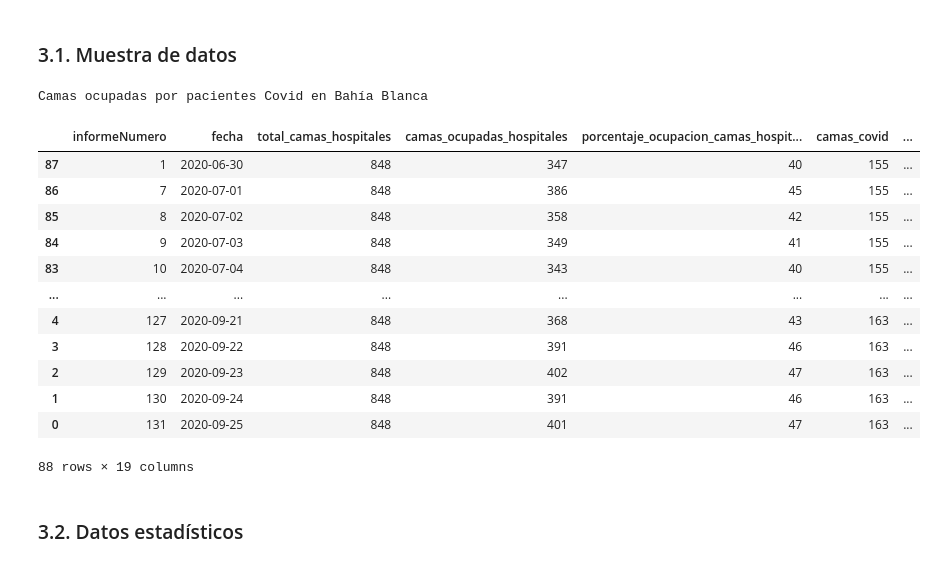
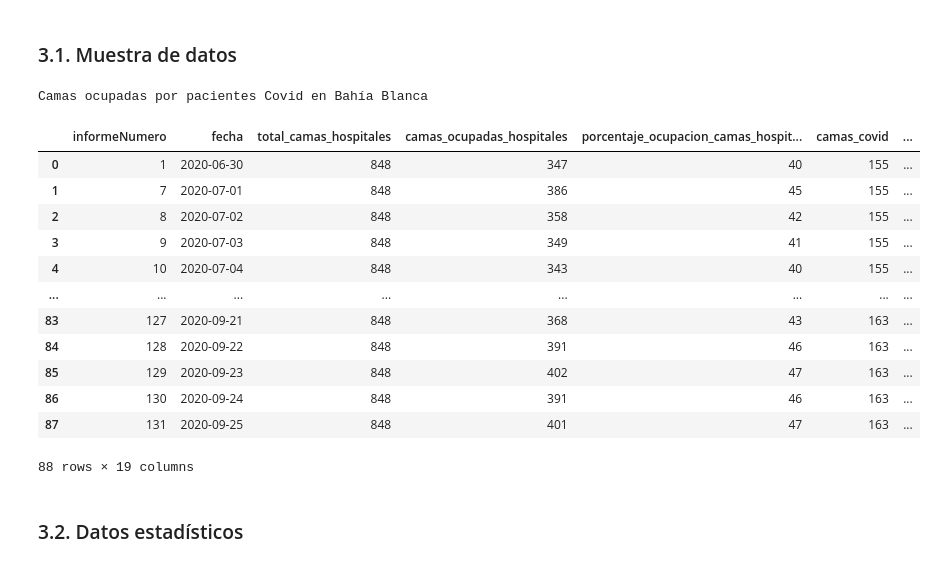
Before and after one commit to nicolassalomon96/aprendizaje_maquina_UNS, a Jupyter notebook: TP2/Ejercicio_1.ipynb, the cells around one changed output. Cells and saved outputs as stored; diff of their text form; code cells hidden in the pictures.

```diff
--- a/TP2/Ejercicio_1.ipynb
+++ b/TP2/Ejercicio_1.ipynb
@@ -23,3 +19,9 @@ import matplotlib.pyplot as plt
+# %%
+covid_cases_url = 'https://raw.githubusercontent.com/manlio99/Materia-de-aprendizaje/master/4_DataWrangling/data/casos_covid_bahia.csv'
+covid_cases = pd.read_csv(covid_cases_url)
+
+covid_beds_url = 'https://raw.githubusercontent.com/manlio99/Materia-de-aprendizaje/master/4_DataWrangling/data/camas_covid_bahia.csv'
+covid_beds = pd.read_csv(covid_beds_url)
 # %% [markdown]
 ## 2. Inspección del dataset de casos de covid en Bahía Blanca
 # %% [markdown]
@@ -120,28 +119,26 @@ Conclusiones:
 # %% [markdown]
 ### 3.1. Muestra de datos
 # %%
-path_covid_beds = '/content/data/camas_covid_bahia.csv'
-covid_beds = pd.read_csv(path_covid_beds)
-
 #Dado que los datos estan dados desde los mas nuevos a los datos mas antiguos, se invierten para poder verse de forma mas clara
 covid_beds = covid_beds.iloc[::-1]
+covid_beds = covid_beds.reset_index().drop('index', axis=1)
 
 print("Camas ocupadas por pacientes Covid en Bahía Blanca\n")
 display(covid_beds)
 # %% [output]
 Camas ocupadas por pacientes Covid en Bahía Blanca
 |  | informeNumero | fecha | total_camas_hospitales | camas_ocupadas_hospitales | porcentaje_ocupacion_camas_hospit... | camas_covid | ... |
-| 87 | 1 | 2020-06-30 | 848 | 347 | 40 | 155 | ... |
-| 86 | 7 | 2020-07-01 | 848 | 386 | 45 | 155 | ... |
-| 85 | 8 | 2020-07-02 | 848 | 358 | 42 | 155 | ... |
-| 84 | 9 | 2020-07-03 | 848 | 349 | 41 | 155 | ... |
-| 83 | 10 | 2020-07-04 | 848 | 343 | 40 | 155 | ... |
+| 0 | 1 | 2020-06-30 | 848 | 347 | 40 | 155 | ... |
+| 1 | 7 | 2020-07-01 | 848 | 386 | 45 | 155 | ... |
+| 2 | 8 | 2020-07-02 | 848 | 358 | 42 | 155 | ... |
+| 3 | 9 | 2020-07-03 | 848 | 349 | 41 | 155 | ... |
+| 4 | 10 | 2020-07-04 | 848 | 343 | 40 | 155 | ... |
 | ... | ... | ... | ... | ... | ... | ... | ... |
-| 4 | 127 | 2020-09-21 | 848 | 368 | 43 | 163 | ... |
-| 3 | 128 | 2020-09-22 | 848 | 391 | 46 | 163 | ... |
-| 2 | 129 | 2020-09-23 | 848 | 402 | 47 | 163 | ... |
-| 1 | 130 | 2020-09-24 | 848 | 391 | 46 | 163 | ... |
-| 0 | 131 | 2020-09-25 | 848 | 401 | 47 | 163 | ... |
+| 83 | 127 | 2020-09-21 | 848 | 368 | 43 | 163 | ... |
+| 84 | 128 | 2020-09-22 | 848 | 391 | 46 | 163 | ... |
+| 85 | 129 | 2020-09-23 | 848 | 402 | 47 | 163 | ... |
+| 86 | 130 | 2020-09-24 | 848 | 391 | 46 | 163 | ... |
+| 87 | 131 | 2020-09-25 | 848 | 401 | 47 | 163 | ... |
 88 rows × 19 columns
 # %% [markdown]
 ### 3.2. Datos estadísticos
```
Also changed, not shown: parts of 5 cells of this notebook.
